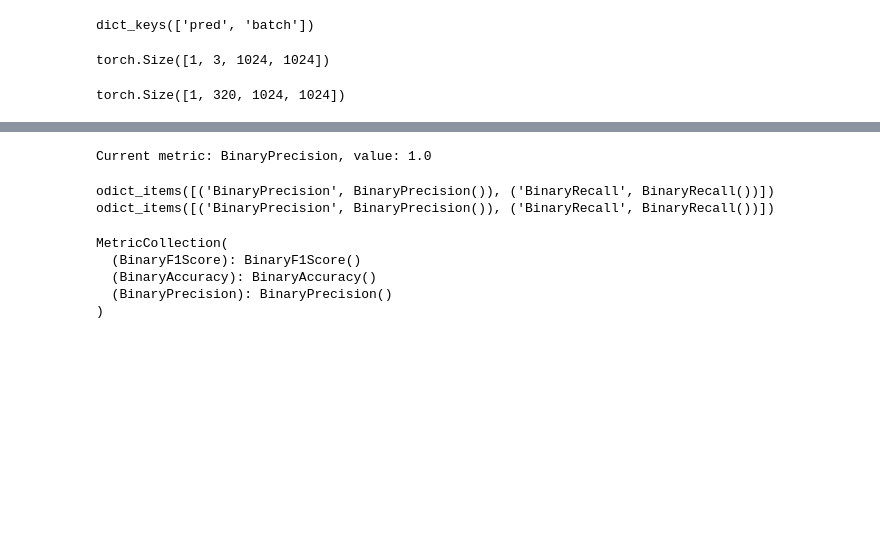
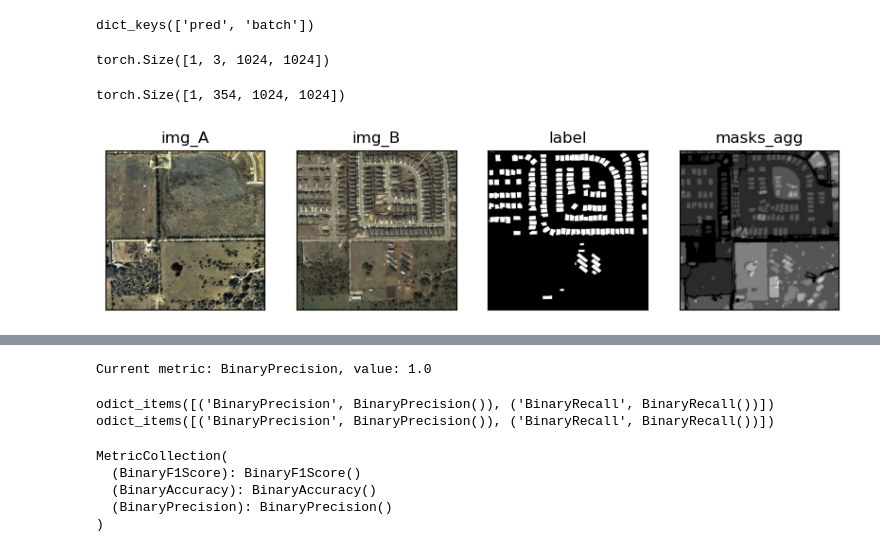
Before and after one commit to brustt/stylo_magique_intership_ign, a Jupyter notebook: notebooks/inference/run_inference.ipynb, the cells around one changed output, grey strips where cells are left out. Drawn from its saved outputs; the diff is of its cells as text; code cells hidden in the pictures; blank space fills up the shorter version.

Commit message:
first run levirdcd eval

```diff
--- a/notebooks/inference/run_inference.ipynb
+++ b/notebooks/inference/run_inference.ipynb
@@ -56,8 +55,20 @@ show_pair_img(img_A, img_B)
 pair_img = load_levircd_sample(1, seed=42)
 path_label,path_A, path_B = pair_img.iloc[0]
 
+params = dict(
+    batch_size=2,
+    ds_name="levir-cd",
+    dev=False,
+    n_job_by_node=2,
+    th_change_proposals=40.0
+)
+params = load_exp_params(**params)
+print(params)
+model = choose_model(is_debug=False, params=params)
+
 output = infer_on_sample(A_path=path_A,
                 B_path=path_B,
                 label_path=path_label,
-                model=None)
+                params=params,
+                model=model)
 # %% [output]
@@ -101,4 +119,4 @@ torch.Size([1, 3, 1024, 1024])
 # %%
 output["pred"]["masks"].shape
 # %% [output]
-torch.Size([1, 320, 1024, 1024])
+torch.Size([1, 354, 1024, 1024])
@@ -188,3 +206,8 @@ def plot_metrics_units_px(tp, fp, fn, title="Metrics Overlay"):
     #     precision = (tp + self.eps) / (tp + fp + self.eps)
     #     recall = (tp + self.eps) / (tp + fn + self.eps)
     #     specificity = (tn + self.eps) / (tn + fp + self.eps)
+# %%
+# th 0
+show_prediction_sample(output)
+# %% [output]
+[figure, added]
```
Also changed, not shown: parts of 15 cells of this notebook, 10 other files.
